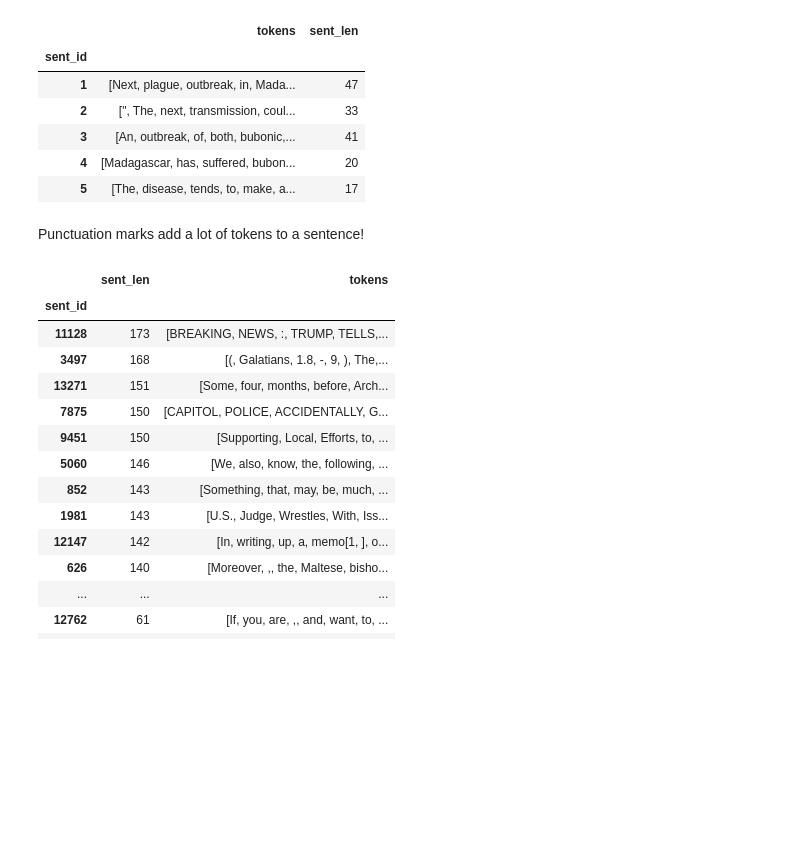
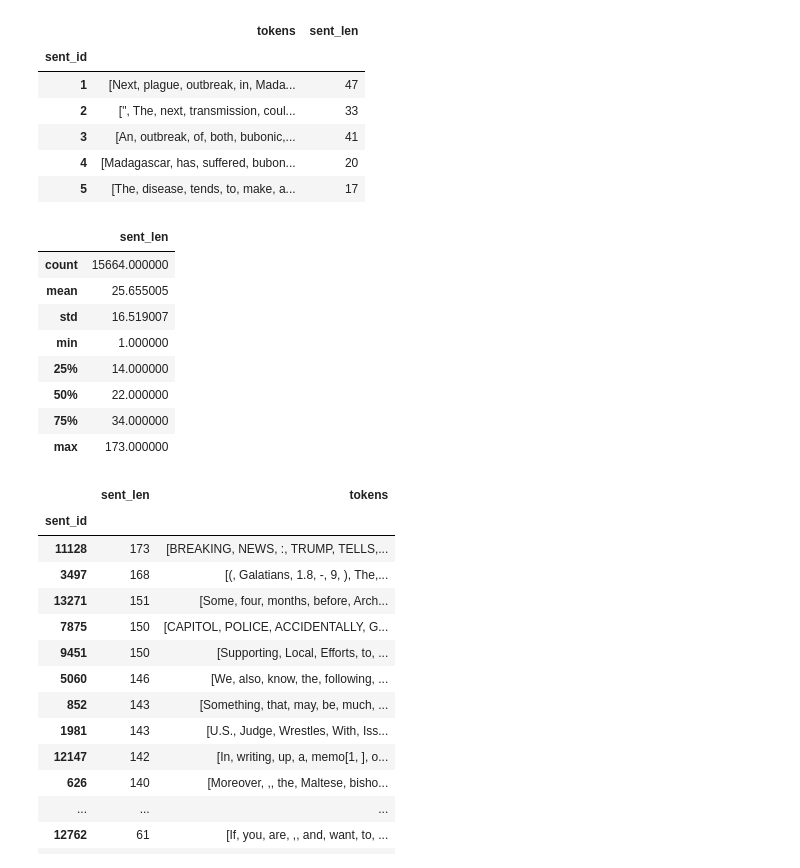
Before and after one commit to cicl-iscl/CyberWallE-propaganda-detection, a Jupyter notebook: eda/sentence_lengths.ipynb, the cells around one changed output. Drawn from its saved outputs; the diff is of its cells as text; code cells hidden in the pictures; blank space fills up the shorter version.

```diff
--- a/eda/sentence_lengths.ipynb
+++ b/eda/sentence_lengths.ipynb
@@ -82,6 +87,16 @@ df.head()
 | 3 | [An, outbreak, of, both, bubonic,... | 41 |
 | 4 | [Madagascar, has, suffered, bubon... | 20 |
 | 5 | [The, disease, tends, to, make, a... | 17 |
-# %% [markdown]
-Punctuation marks add a lot of tokens to a sentence!
+# %%
+df.describe()
+# %% [output]
+|  | sent_len |
+| count | 15664.000000 |
+| mean | 25.655005 |
+| std | 16.519007 |
+| min | 1.000000 |
+| 25% | 14.000000 |
+| 50% | 22.000000 |
+| 75% | 34.000000 |
+| max | 173.000000 |
 # %%
```
Also changed, not shown: parts of 10 cells of this notebook, 2 other files.
